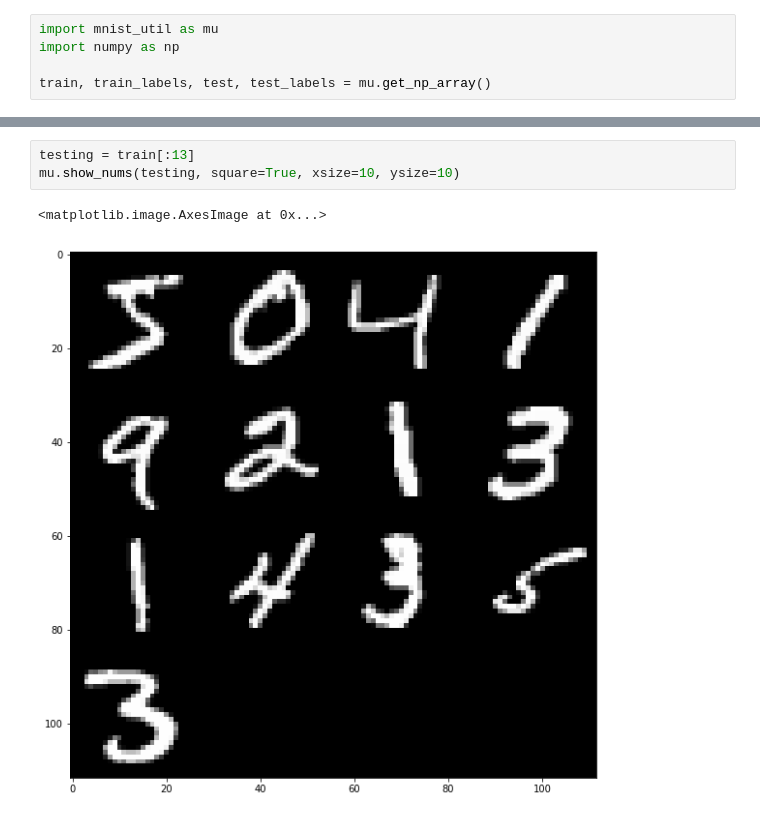
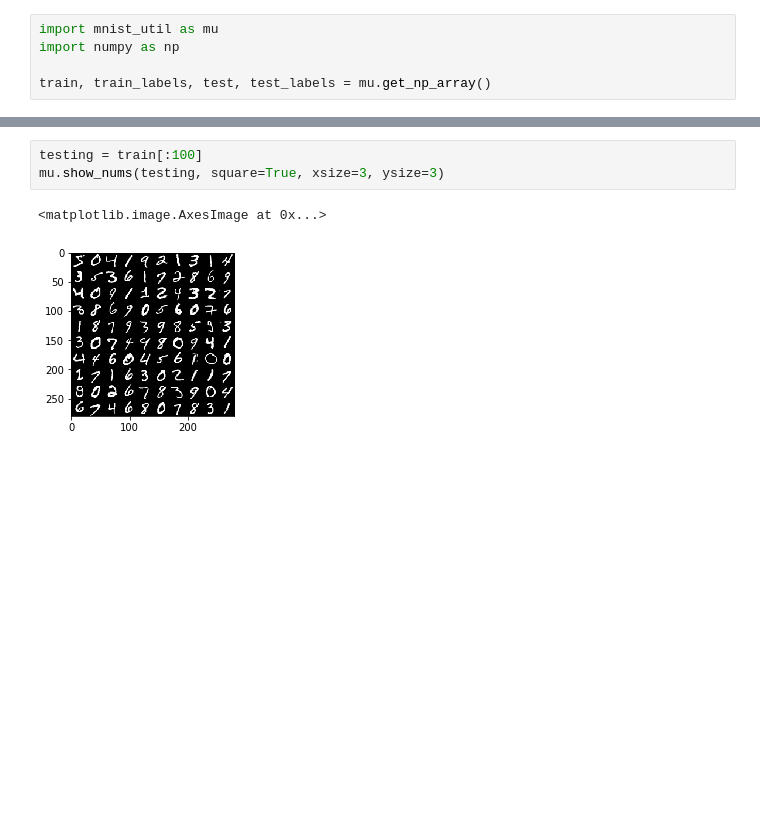
Before and after one commit to mlhhu2017/identifyDigit, a Jupyter notebook: cornelius/playing_around.ipynb, the cells around one changed output, grey strips where cells are left out. Saved outputs shown, nothing was run; the diff lists cells and outputs as text; blank space fills up the shorter version.

```diff
--- a/cornelius/playing_around.ipynb
+++ b/cornelius/playing_around.ipynb
@@ -17,7 +17,7 @@ showing picture number: 52624
 # %%
-testing = train[:13]
-mu.show_nums(testing, square=True, xsize=10, ysize=10)
+testing = train[:100]
+mu.show_nums(testing, square=True, xsize=3, ysize=3)
 # %% [output]
 <matplotlib.image.AxesImage at 0x...>
-[figure, old version]
+[figure, new version]
 # %%
```
Also changed, not shown: parts of 8 cells of this notebook, 1 other file.
